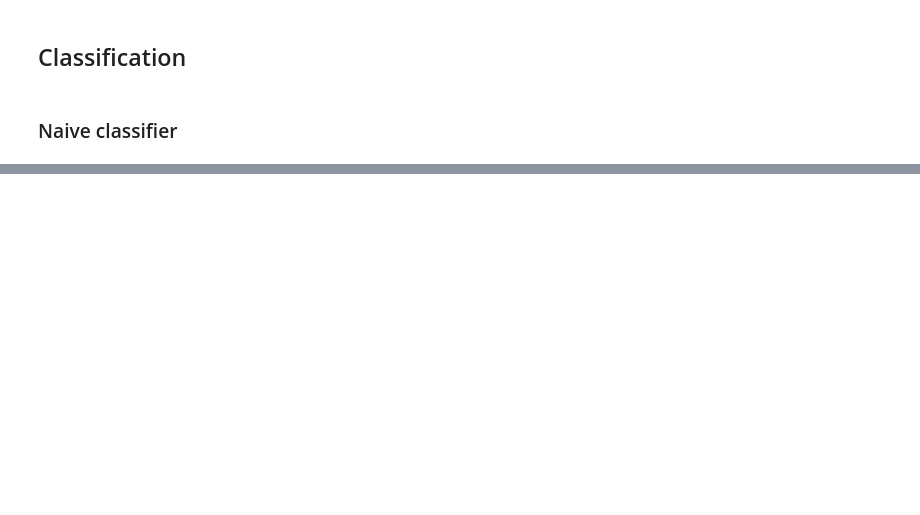
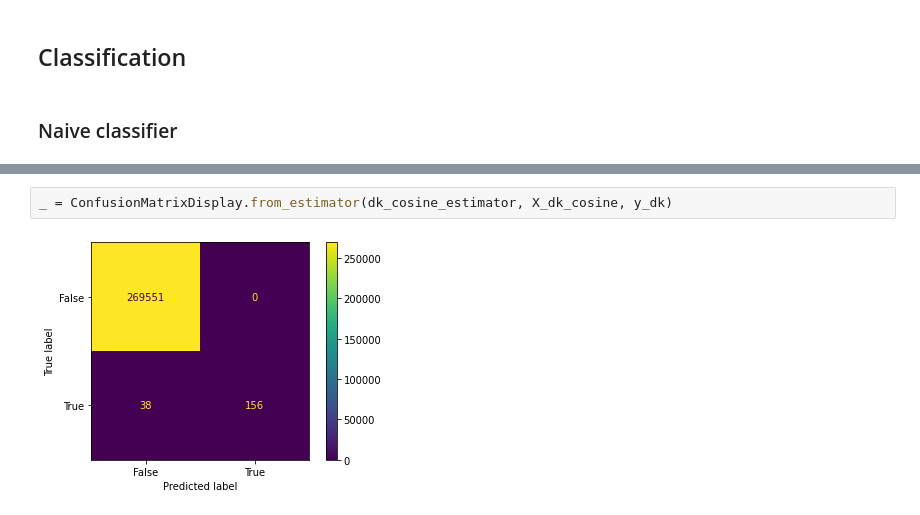
Before and after one commit to ZviBaratz/BrainPrint, a Jupyter notebook: src/brainprint/recon_all/differences.ipynb, the cells around one changed output, grey strips where cells are left out. Drawn from its saved outputs; the diff is of its cells as text; blank space fills up the shorter version.

```diff
--- a/src/brainprint/recon_all/differences.ipynb
+++ b/src/brainprint/recon_all/differences.ipynb
@@ -232,0 +360,4 @@ _ = ConfusionMatrixDisplay.from_estimator(simple_estimator, X, y, normalize="tru
+# %%
+_ = ConfusionMatrixDisplay.from_estimator(dk_cosine_estimator, X_dk_cosine, y_dk)
+# %% [output]
+[figure, added]
```
Also changed, not shown: parts of 47 cells of this notebook, 11 other files.
